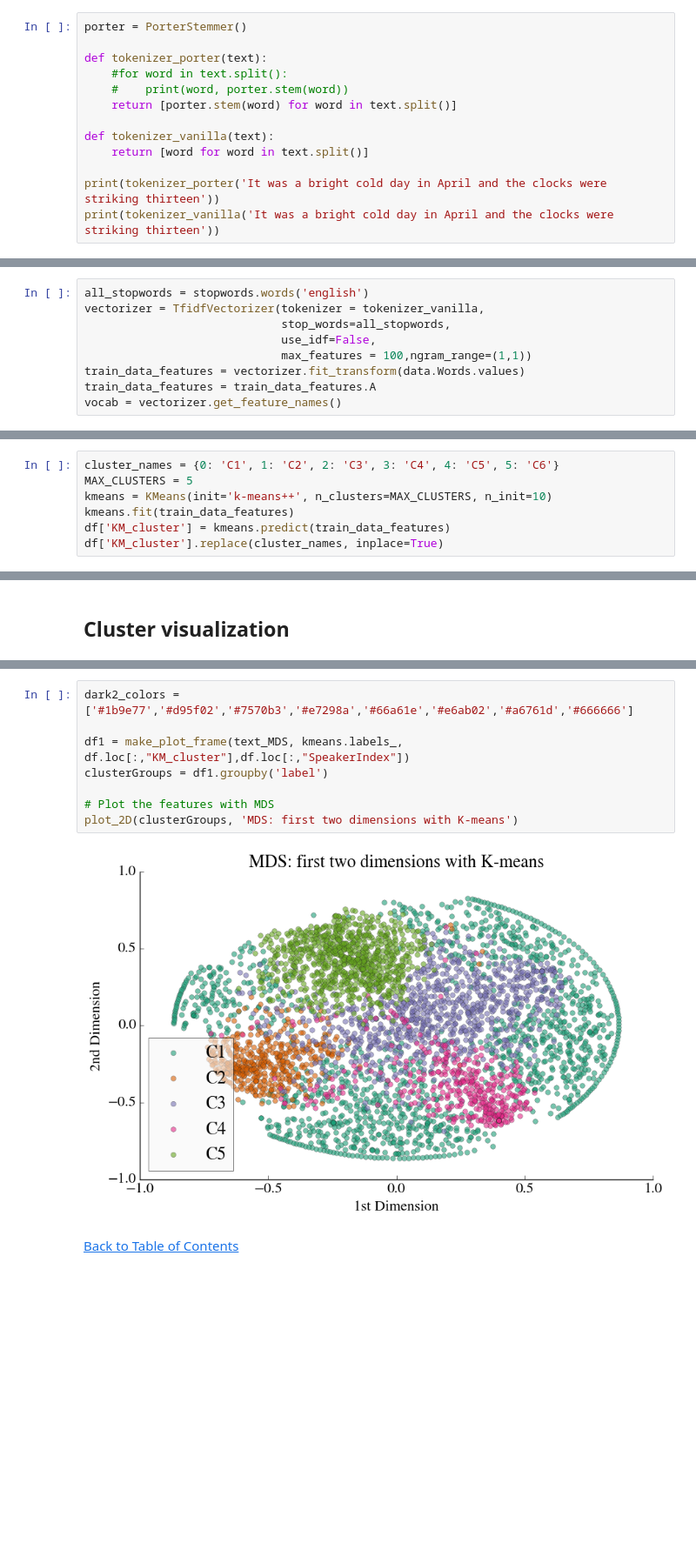
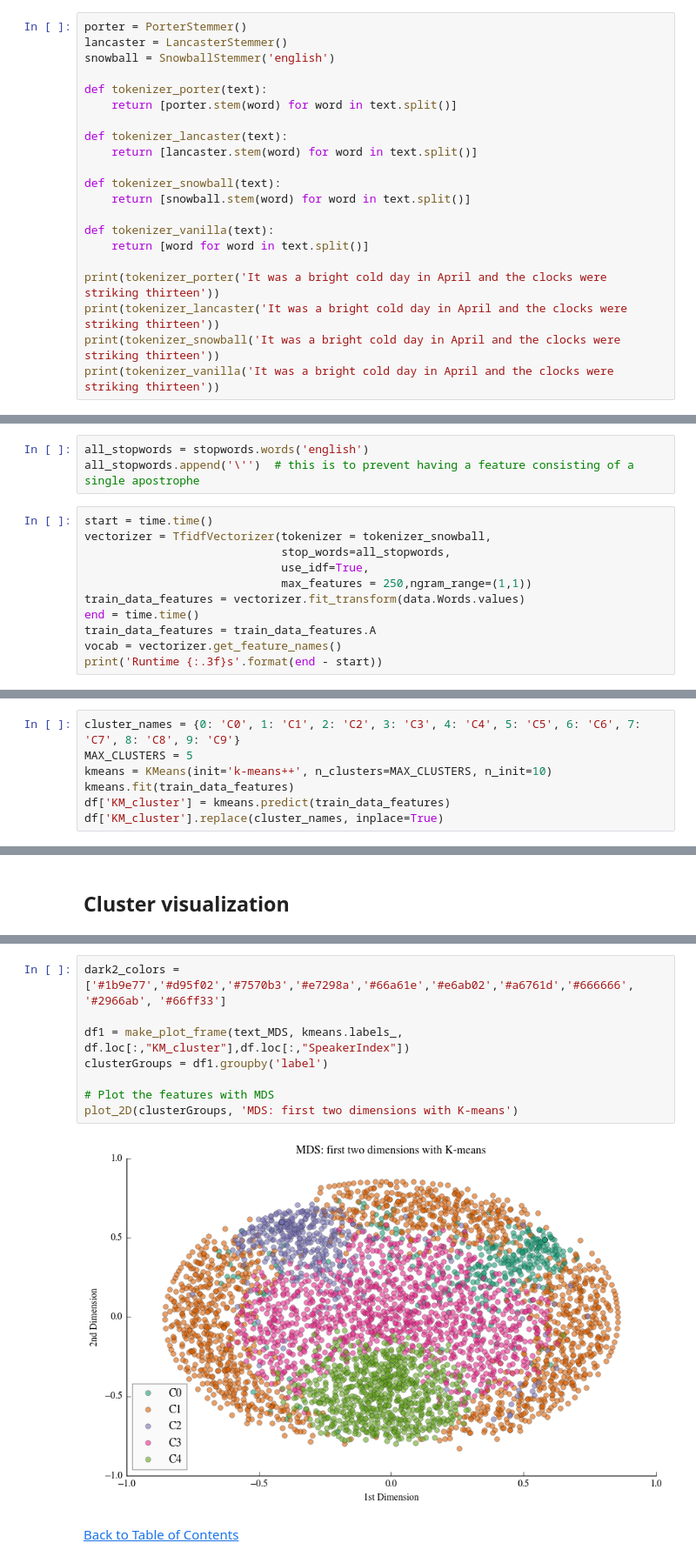
Before and after one commit to cindyliu/csci-e81-hw5, a Jupyter notebook: shakespeare.ipynb, the cells around one changed output, grey strips where cells are left out. Shown at 87% size. Saved outputs shown, nothing was run; the diff lists cells and outputs as text; blank space fills up the shorter version.

```diff
--- a/shakespeare.ipynb
+++ b/shakespeare.ipynb
@@ -398,15 +456,23 @@ We're using the standard Porter stemmer here, and we decided to leave open the o
 # %%
 porter = PorterStemmer()
+lancaster = LancasterStemmer()
+snowball = SnowballStemmer('english')
 
 def tokenizer_porter(text):
-    #for word in text.split():
-    #    print(word, porter.stem(word))
     return [porter.stem(word) for word in text.split()]
+
+def tokenizer_lancaster(text):
+    return [lancaster.stem(word) for word in text.split()]
+
+def tokenizer_snowball(text):
+    return [snowball.stem(word) for word in text.split()]
 
 def tokenizer_vanilla(text):
     return [word for word in text.split()]
 
 print(tokenizer_porter('It was a bright cold day in April and the clocks were striking thirteen'))
+print(tokenizer_lancaster('It was a bright cold day in April and the clocks were striking thirteen'))
+print(tokenizer_snowball('It was a bright cold day in April and the clocks were striking thirteen'))
 print(tokenizer_vanilla('It was a bright cold day in April and the clocks were striking thirteen'))
 # %% [output]
 ['It', 'wa', 'a', 'bright', 'cold', 'day', 'in', 'April', 'and', 'the', 'clock', 'were', 'strike', 'thirteen']
@@ -418,12 +486,17 @@ print(tokenizer_vanilla('It was a bright cold day in April and the clocks were s
 ## Feature extraction using TF-IDF
 # %% [markdown]
 All very standard using the default values for the most part.
+# %%
+all_stopwords = stopwords.words('english')
+all_stopwords.append('\'')  # this is to prevent having a feature consisting of a single apostrophe
 # %%
-all_stopwords = stopwords.words('english')
-vectorizer = TfidfVectorizer(tokenizer = tokenizer_vanilla,
+start = time.time()
+vectorizer = TfidfVectorizer(tokenizer = tokenizer_snowball,
                              stop_words=all_stopwords,
-                             use_idf=False,
-                             max_features = 100,ngram_range=(1,1))
+                             use_idf=True,
+                             max_features = 250,ngram_range=(1,1))
 train_data_features = vectorizer.fit_transform(data.Words.values)
+end = time.time()
 train_data_features = train_data_features.A
 vocab = vectorizer.get_feature_names()
+print('Runtime {:.3f}s'.format(end - start))
@@ -467,5 +675,5 @@ Insert text here
 # %%
-cluster_names = {0: 'C1', 1: 'C2', 2: 'C3', 3: 'C4', 4: 'C5', 5: 'C6'}
+cluster_names = {0: 'C0', 1: 'C1', 2: 'C2', 3: 'C3', 4: 'C4', 5: 'C5', 6: 'C6', 7: 'C7', 8: 'C8', 9: 'C9'}
 MAX_CLUSTERS = 5
 kmeans = KMeans(init='k-means++', n_clusters=MAX_CLUSTERS, n_init=10)
 kmeans.fit(train_data_features)
@@ -505,13 +713,13 @@ df.head()
 # %%
-dark2_colors = ['#1b9e77','#d95f02','#7570b3','#e7298a','#66a61e','#e6ab02','#a6761d','#666666']
+dark2_colors = ['#1b9e77','#d95f02','#7570b3','#e7298a','#66a61e','#e6ab02','#a6761d','#666666', '#2966ab', '#66ff33']
 
 df1 = make_plot_frame(text_MDS, kmeans.labels_, df.loc[:,"KM_cluster"],df.loc[:,"SpeakerIndex"])
 clusterGroups = df1.groupby('label')
 
 # Plot the features with MDS
 plot_2D(clusterGroups, 'MDS: first two dimensions with K-means')
 # %% [output]
-[figure, old version]
+[figure, new version]
 # %% [markdown]
 <a id='td-sne'></a>
 [Back to Table of Contents](#toc)
```
Also changed, not shown: parts of 50 cells of this notebook.
